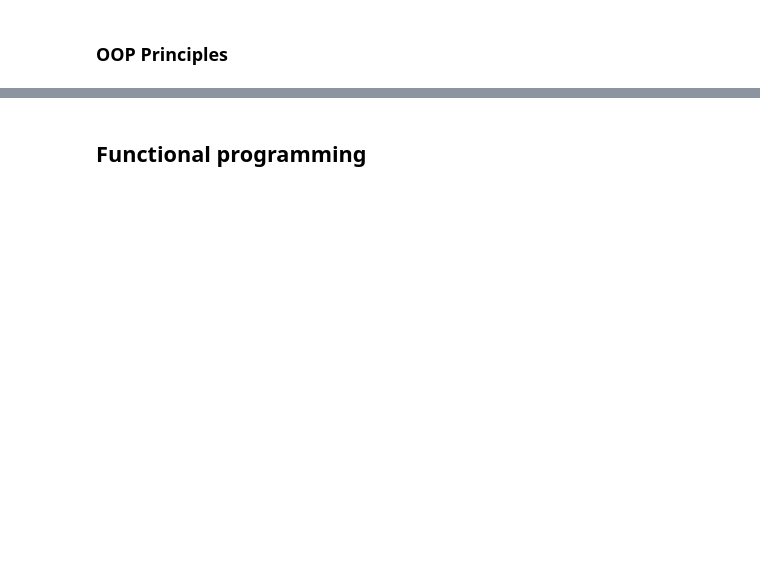
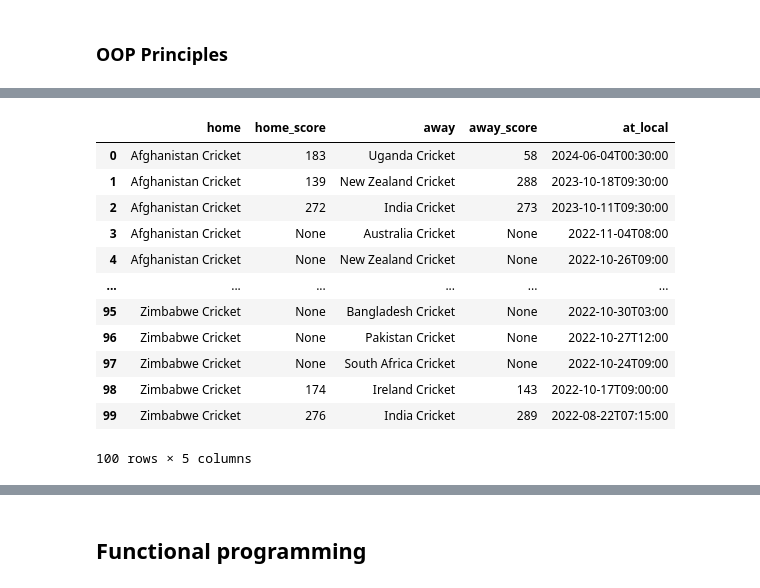
Before and after one commit to apandey306/SD4DS, a Jupyter notebook: 04_OOP_and_FP/chapter_04.ipynb, the cells around one changed output, grey strips where cells are left out. Drawn from its saved outputs; the diff is of its cells as text; code cells hidden in the pictures; blank space fills up the shorter version.

```diff
--- a/04_OOP_and_FP/chapter_04.ipynb
+++ b/04_OOP_and_FP/chapter_04.ipynb
@@ -146,0 +423,19 @@ india.fit_trendline()
+# %%
+import pandas as pd
+sdb = SportsDB()
+last_5_games = sdb.get_last_5_games_for_league("One Day International Series")
+pd.DataFrame(last_5_games)
+# %% [output]
+|  | home | home_score | away | away_score | at_local |
+| 0 | Afghanistan Cricket | 183 | Uganda Cricket | 58 | 2024-06-04T00:30:00 |
+| 1 | Afghanistan Cricket | 139 | New Zealand Cricket | 288 | 2023-10-18T09:30:00 |
+| 2 | Afghanistan Cricket | 272 | India Cricket | 273 | 2023-10-11T09:30:00 |
+| 3 | Afghanistan Cricket | None | Australia Cricket | None | 2022-11-04T08:00 |
+| 4 | Afghanistan Cricket | None | New Zealand Cricket | None | 2022-10-26T09:00 |
+| ... | ... | ... | ... | ... | ... |
+| 95 | Zimbabwe Cricket | None | Bangladesh Cricket | None | 2022-10-30T03:00 |
+| 96 | Zimbabwe Cricket | None | Pakistan Cricket | None | 2022-10-27T12:00 |
+| 97 | Zimbabwe Cricket | None | South Africa Cricket | None | 2022-10-24T09:00 |
+| 98 | Zimbabwe Cricket | 174 | Ireland Cricket | 143 | 2022-10-17T09:00:00 |
+| 99 | Zimbabwe Cricket | 276 | India Cricket | 289 | 2022-08-22T07:15:00 |
+100 rows × 5 columns
```
Also changed, not shown: parts of 38 cells of this notebook, 3 other files.
